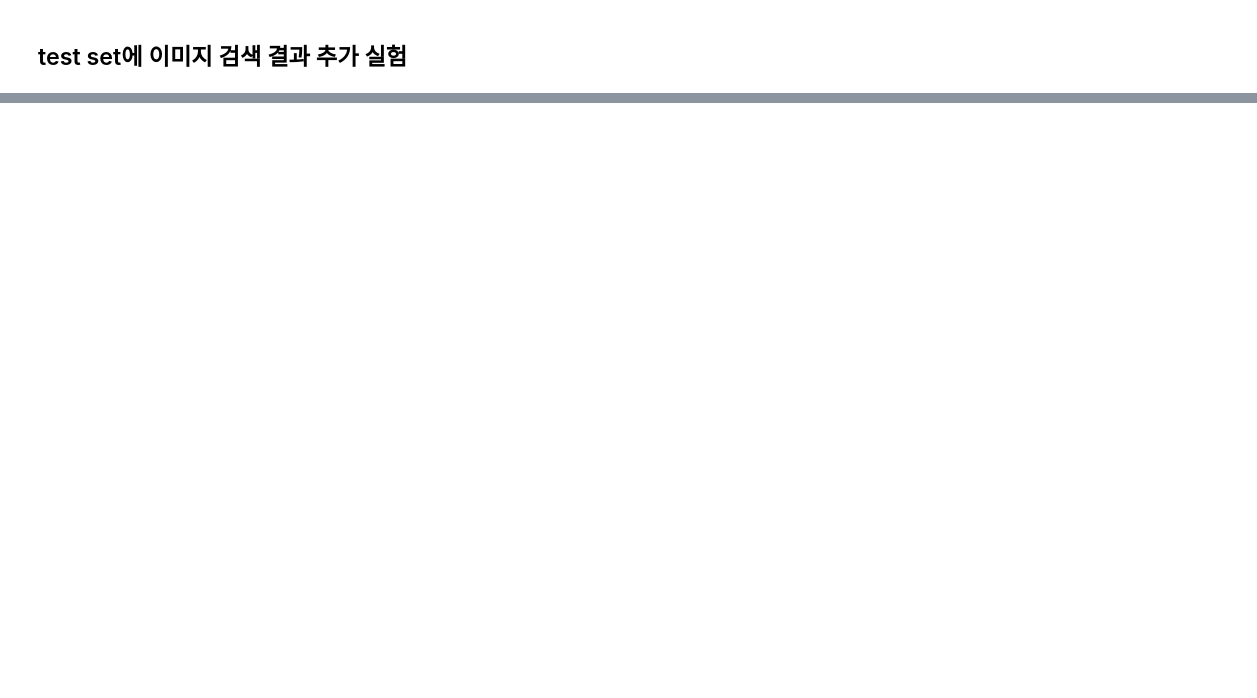
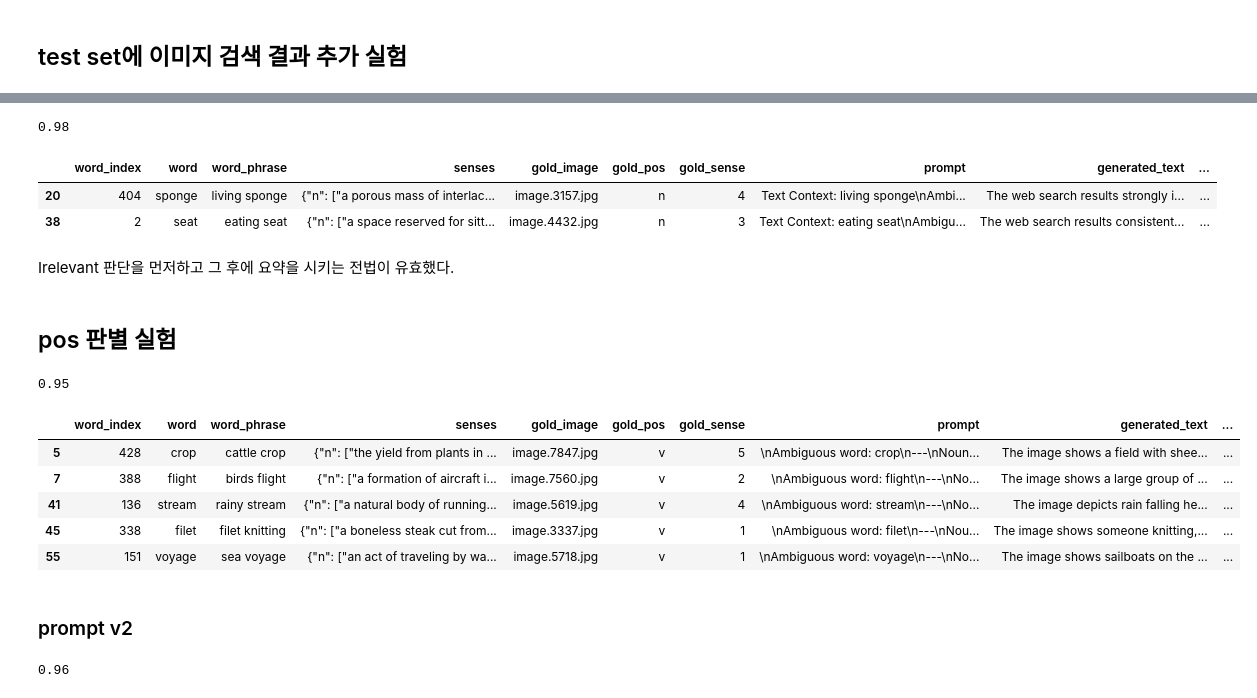
Before and after one commit to BlessingDev/Word-Sense-Disambiguation-with-Visual-Context, a Jupyter notebook: documents/evaluation.ipynb, the cells around one changed output, grey strips where cells are left out. Cells and saved outputs as stored; diff of their text form; code cells hidden in the pictures; blank space fills up the shorter version.

```diff
--- a/documents/evaluation.ipynb
+++ b/documents/evaluation.ipynb
@@ -989,0 +1022,76 @@ result_df[result_df["predicted_label"] != result_df["gold_sense"]]
+# %%
+import pandas as pd
+
+result_df = pd.read_csv("/workspace/data/test_set_process/inference/wsd_100_sense_search2_gemma3-27b.csv")
+
+
+for index, row in result_df.iterrows():
+    pred_label = row["generated_text"].split("A:")[-1].strip().lower()
+    mapped_label = int(pred_label)
+    result_df.at[index, "predicted_label"] = mapped_label
+
+acc = (result_df["predicted_label"] == result_df["gold_sense"]).sum() / len(result_df)
+print(acc)
+# %% [output]
+0.98
+# %%
+result_df[result_df["predicted_label"] != result_df["gold_sense"]]
+# %% [output]
+|  | word_index | word | word_phrase | senses | gold_image | gold_pos | gold_sense | prompt | generated_text | ... |
+| 20 | 404 | sponge | living sponge | {"n": ["a porous mass of interlac... | image.3157.jpg | n | 4 | Text Context: living sponge\nAmbi... | The web search results strongly i... | ... |
+| 38 | 2 | seat | eating seat | {"n": ["a space reserved for sitt... | image.4432.jpg | n | 3 | Text Context: eating seat\nAmbigu... | The web search results consistent... | ... |
+# %% [markdown]
+Irelevant 판단을 먼저하고 그 후에 요약을 시키는 전법이 유효했다.
+# %% [markdown]
+## pos 판별 실험
+# %%
+import pandas as pd
+
+result_df = pd.read_csv("/workspace/data/test_set_process/inference/wsd_100_pos_gemma3-27b.csv")
+
+pos_mapping = {
+    "noun": "n",
+    "verb": "v",
+    "adjective": "a",
+    "adverb": "r"
+}
+for index, row in result_df.iterrows():
+    pred_label = row["generated_text"].split("A:")[-1].strip().lower()
+    mapped_label = pos_mapping.get(pred_label, "invalid")
+    result_df.at[index, "predicted_label"] = mapped_label
+
+acc = (result_df["predicted_label"] == result_df["gold_pos"]).sum() / len(result_df)
+print(acc)
+# %% [output]
+0.95
+# %%
+result_df[result_df["predicted_label"] != result_df["gold_pos"]]
+# %% [output]
+|  | word_index | word | word_phrase | senses | gold_image | gold_pos | gold_sense | prompt | generated_text | ... |
+| 5 | 428 | crop | cattle crop | {"n": ["the yield from plants in ... | image.7847.jpg | v | 5 | \nAmbiguous word: crop\n---\nNoun... | The image shows a field with shee... | ... |
+| 7 | 388 | flight | birds flight | {"n": ["a formation of aircraft i... | image.7560.jpg | v | 2 | \nAmbiguous word: flight\n---\nNo... | The image shows a large group of ... | ... |
+| 41 | 136 | stream | rainy stream | {"n": ["a natural body of running... | image.5619.jpg | v | 4 | \nAmbiguous word: stream\n---\nNo... | The image depicts rain falling he... | ... |
+| 45 | 338 | filet | filet knitting | {"n": ["a boneless steak cut from... | image.3337.jpg | v | 1 | \nAmbiguous word: filet\n---\nNou... | The image shows someone knitting,... | ... |
+| 55 | 151 | voyage | sea voyage | {"n": ["an act of traveling by wa... | image.5718.jpg | v | 1 | \nAmbiguous word: voyage\n---\nNo... | The image shows sailboats on the ... | ... |
+# %% [markdown]
+### prompt v2
+# %%
+import pandas as pd
+
+result_df = pd.read_csv("/workspace/data/test_set_process/inference/wsd_100_pos2_gemma3-27b.csv")
+
+pos_mapping = {
+    "noun": "n",
+    "verb": "v",
+    "adjective": "a",
+    "adverb": "r"
+}
+for index, row in result_df.iterrows():
+    pred_label = row["generated_text"].split("A:")[-1].strip().lower()
+    mapped_label = pos_mapping.get(pred_label, "invalid")
+    result_df.at[index, "predicted_label"] = mapped_label
+
+acc = (result_df["predicted_label"] == result_df["gold_pos"]).sum() / len(result_df)
+print(acc)
+# %% [output]
+0.96
```
Also changed, not shown: parts of 6 cells of this notebook, 20 other files.
